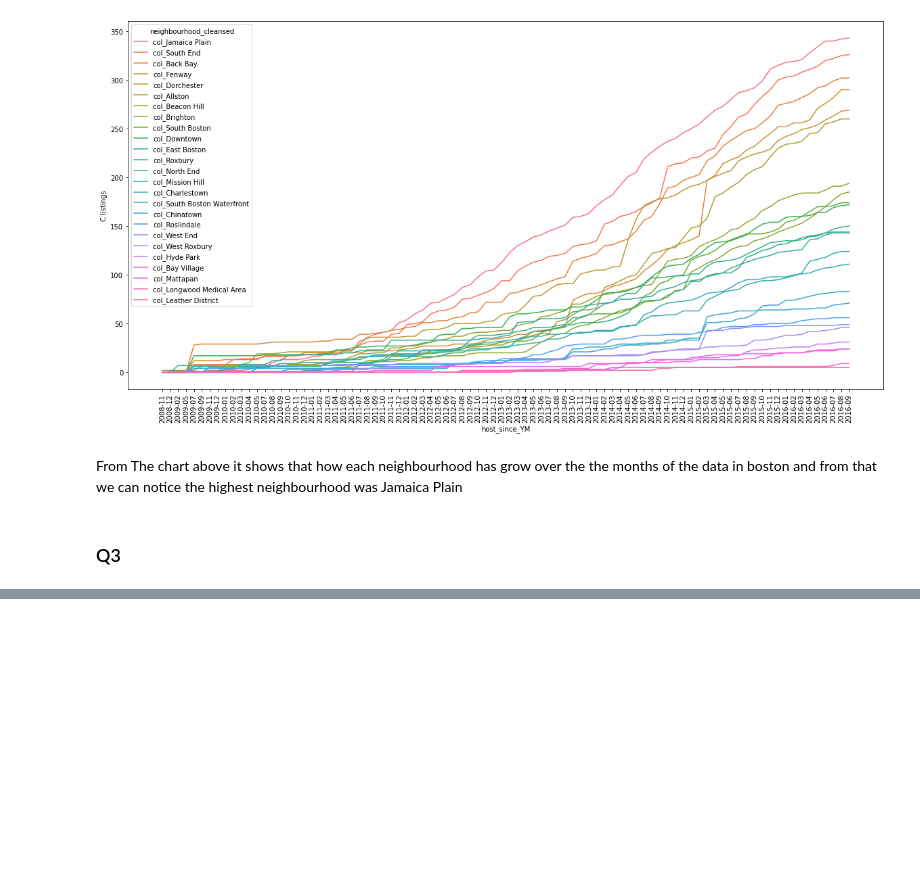
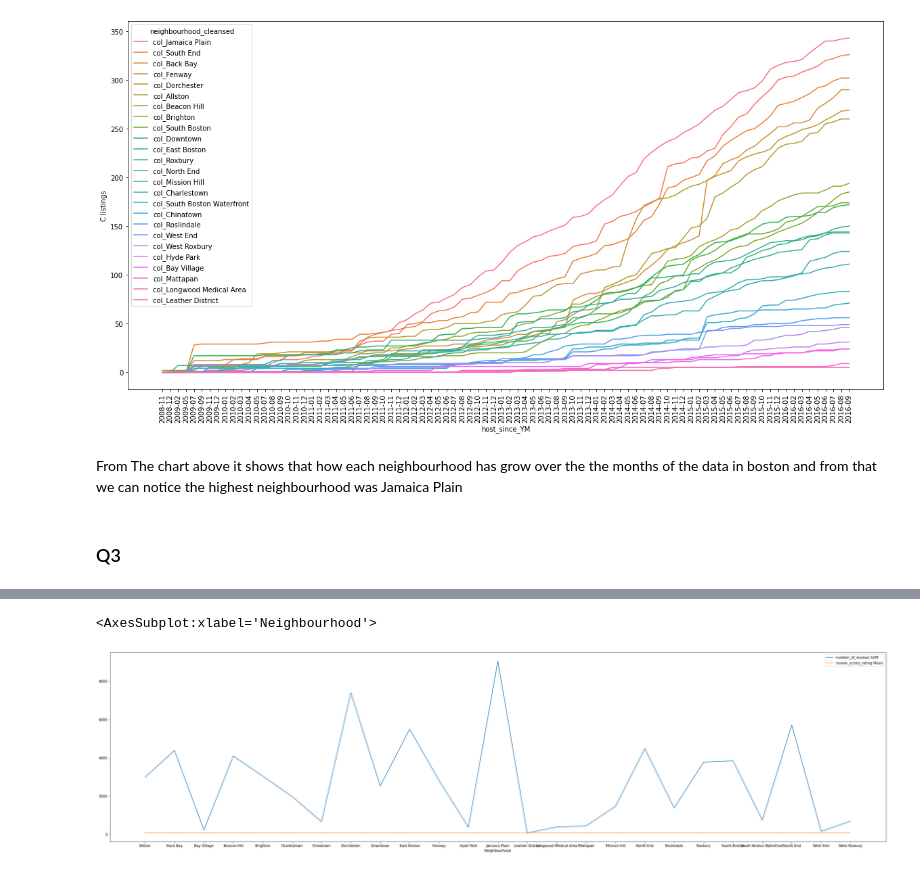
Before and after one commit to alkhonain/Airbnb-Boston-data, a Jupyter notebook: Notebook.ipynb, the cells around one changed output, grey strips where cells are left out. Drawn from its saved outputs; the diff is of its cells as text; code cells hidden in the pictures; blank space fills up the shorter version.

```diff
--- a/Notebook.ipynb
+++ b/Notebook.ipynb
@@ -278,0 +419,6 @@ From The chart above it shows that how each neighbourhood has grow over the the
+# %%
+f, ax = plt.subplots(figsize=(40, 10))
+sns.lineplot(data=df1)
+# %% [output]
+<AxesSubplot:xlabel='Neighbourhood'>
+[figure, added]
```
Also changed, not shown: parts of 8 cells of this notebook.
